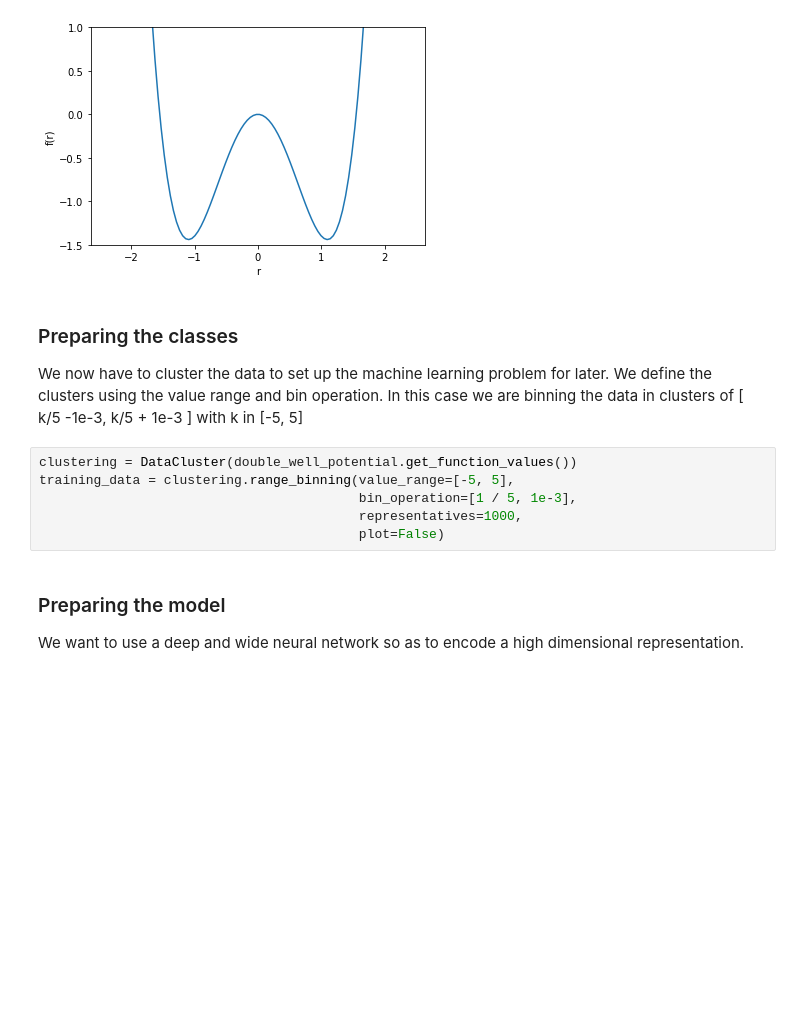
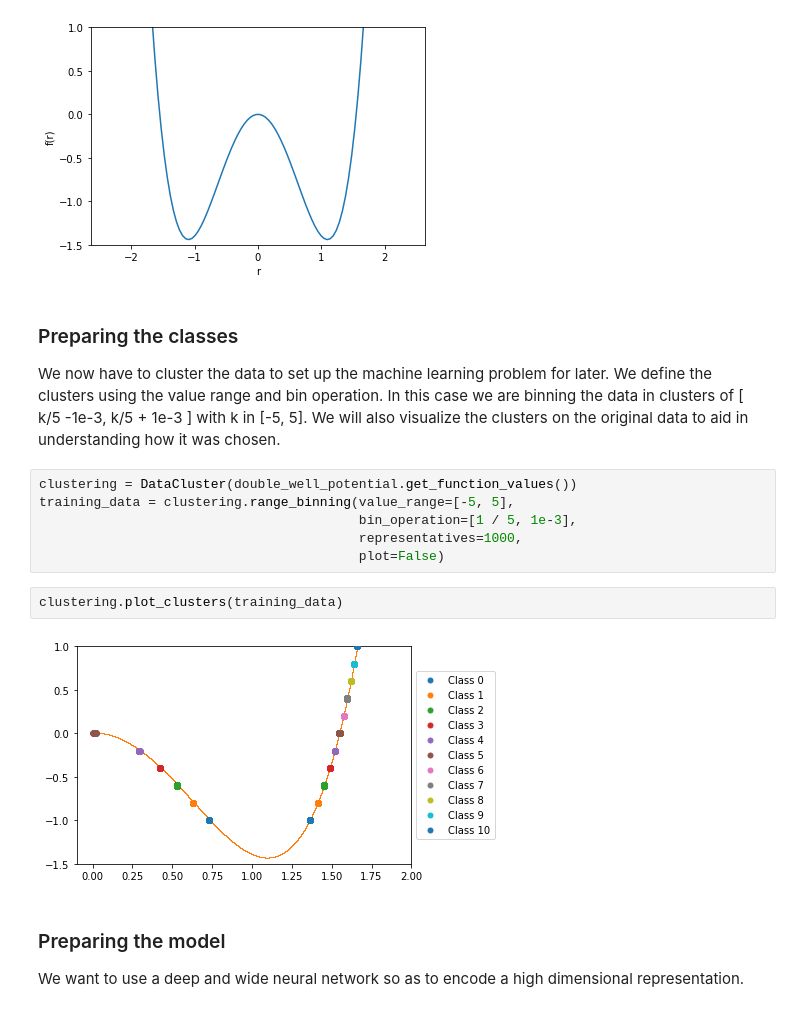
Before and after one commit to zincware/SymSuite, a Jupyter notebook: docs/source/examples/double_well_investigation.ipynb, the cells around one changed output. Saved outputs shown, nothing was run; the diff lists cells and outputs as text; blank space fills up the shorter version.

Commit message:
Fix issue #1 on clustering image. Update docs.

```diff
--- a/docs/source/examples/double_well_investigation.ipynb
+++ b/docs/source/examples/double_well_investigation.ipynb
@@ -33,13 +34,17 @@ double_well_potential.plot_potential()
 # %% [markdown]
 ### Preparing the classes
 
-We now have to cluster the data to set up the machine learning problem for later. We define the clusters using the value range and bin operation. In this case we are binning the data in clusters of [ k/5 -1e-3, k/5 + 1e-3 ] with k in [-5, 5]
+We now have to cluster the data to set up the machine learning problem for later. We define the clusters using the value range and bin operation. In this case we are binning the data in clusters of [ k/5 -1e-3, k/5 + 1e-3 ] with k in [-5, 5]. We will also visualize the clusters on the original data to aid in understanding how it was chosen.
 # %%
 clustering = DataCluster(double_well_potential.get_function_values())
 training_data = clustering.range_binning(value_range=[-5, 5],
                                          bin_operation=[1 / 5, 1e-3],
                                          representatives=1000,
                                          plot=False)
+# %%
+clustering.plot_clusters(training_data)
+# %% [output]
+[figure, added]
 # %% [markdown]
 ### Preparing the model
 
```
Also changed, not shown: parts of 2 cells of this notebook, 1 other file.
